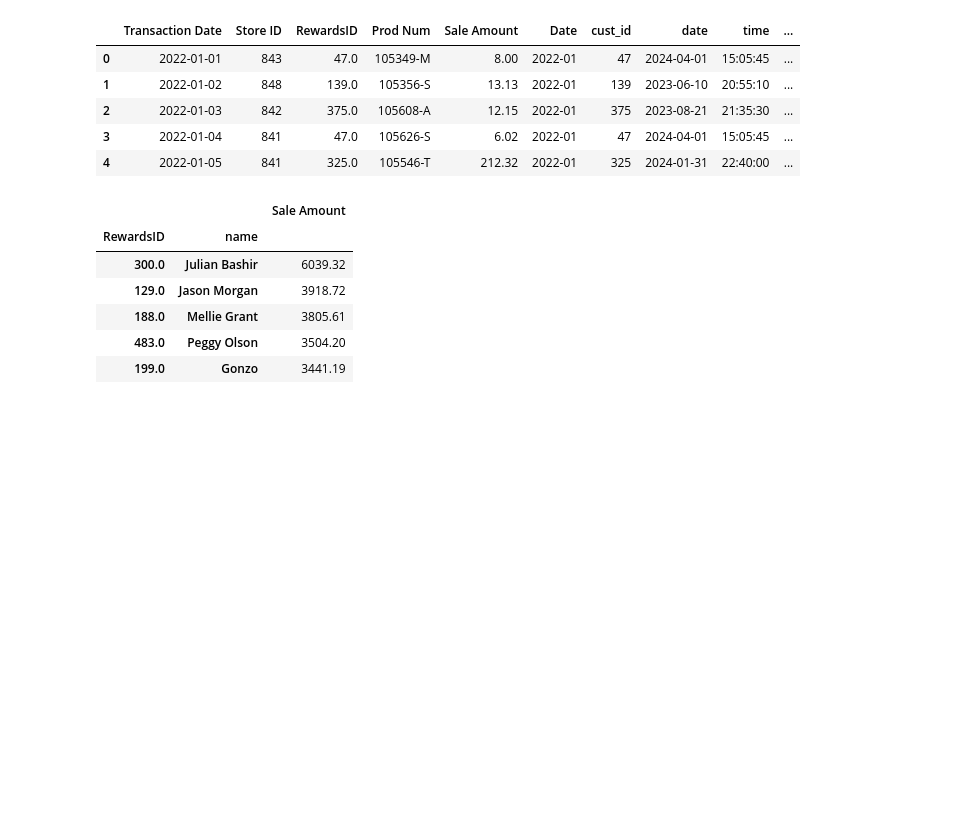
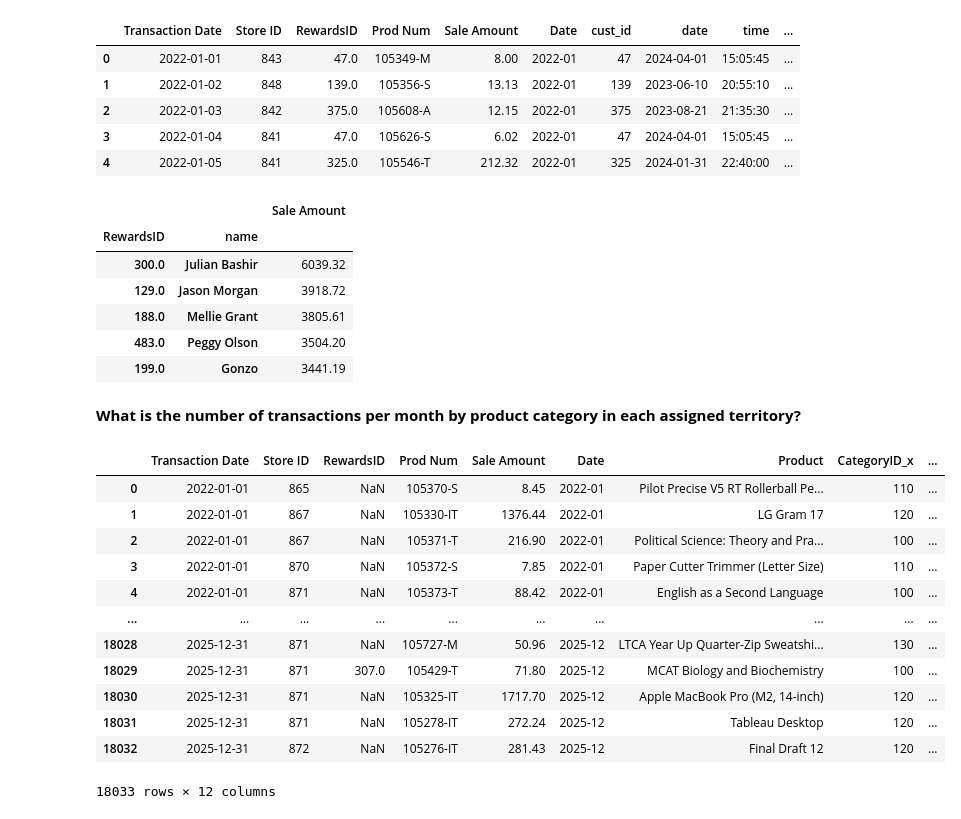
Before and after one commit to ktran-dot1/Capstone_2, a Jupyter notebook: Tran__sales_analysis.ipynb, the cells around one changed output. Drawn from its saved outputs; the diff is of its cells as text; code cells hidden in the pictures; blank space fills up the shorter version.

Commit message:
Finished CT Category transaction

```diff
--- a/Tran__sales_analysis.ipynb
+++ b/Tran__sales_analysis.ipynb
@@ -416,3 +415,25 @@ ny_cust_sales.head()
 | 188.0 | Mellie Grant | 3805.61 |
 | 483.0 | Peggy Olson | 3504.20 |
 | 199.0 | Gonzo | 3441.19 |
+# %% [markdown]
+**What is the number of transactions per month by product category in each assigned territory?**
+# %%
+# Need to connect ct_sales to ProductCategories
+ct_prod_sales = ct_sales.merge(products, on="Prod Num") # merges ct_sales with products
+
+ct_prod_sales = ct_prod_sales.merge(prod_categories, on="SubcategoryID") # The merge: ct_sales --> products --> Product Categories
+ct_prod_sales
+# %% [output]
+|  | Transaction Date | Store ID | RewardsID | Prod Num | Sale Amount | Date | Product | CategoryID_x | ... |
+| 0 | 2022-01-01 | 865 | NaN | 105370-S | 8.45 | 2022-01 | Pilot Precise V5 RT Rollerball Pe... | 110 | ... |
+| 1 | 2022-01-01 | 867 | NaN | 105330-IT | 1376.44 | 2022-01 | LG Gram 17 | 120 | ... |
+| 2 | 2022-01-01 | 867 | NaN | 105371-T | 216.90 | 2022-01 | Political Science: Theory and Pra... | 100 | ... |
+| 3 | 2022-01-01 | 870 | NaN | 105372-S | 7.85 | 2022-01 | Paper Cutter Trimmer (Letter Size) | 110 | ... |
+| 4 | 2022-01-01 | 871 | NaN | 105373-T | 88.42 | 2022-01 | English as a Second Language | 100 | ... |
+| ... | ... | ... | ... | ... | ... | ... | ... | ... | ... |
+| 18028 | 2025-12-31 | 871 | NaN | 105727-M | 50.96 | 2025-12 | LTCA Year Up Quarter-Zip Sweatshi... | 130 | ... |
+| 18029 | 2025-12-31 | 871 | 307.0 | 105429-T | 71.80 | 2025-12 | MCAT Biology and Biochemistry | 100 | ... |
+| 18030 | 2025-12-31 | 871 | NaN | 105325-IT | 1717.70 | 2025-12 | Apple MacBook Pro (M2, 14-inch) | 120 | ... |
+| 18031 | 2025-12-31 | 871 | NaN | 105278-IT | 272.24 | 2025-12 | Tableau Desktop | 120 | ... |
+| 18032 | 2025-12-31 | 872 | NaN | 105276-IT | 281.43 | 2025-12 | Final Draft 12 | 120 | ... |
+18033 rows × 12 columns
```
Also changed, not shown: parts of 4 cells of this notebook.
